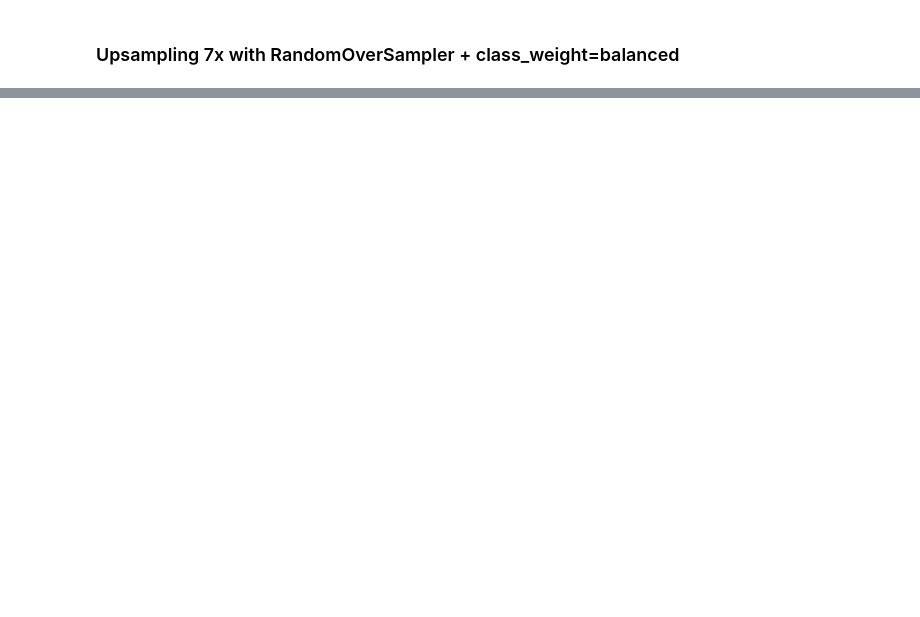
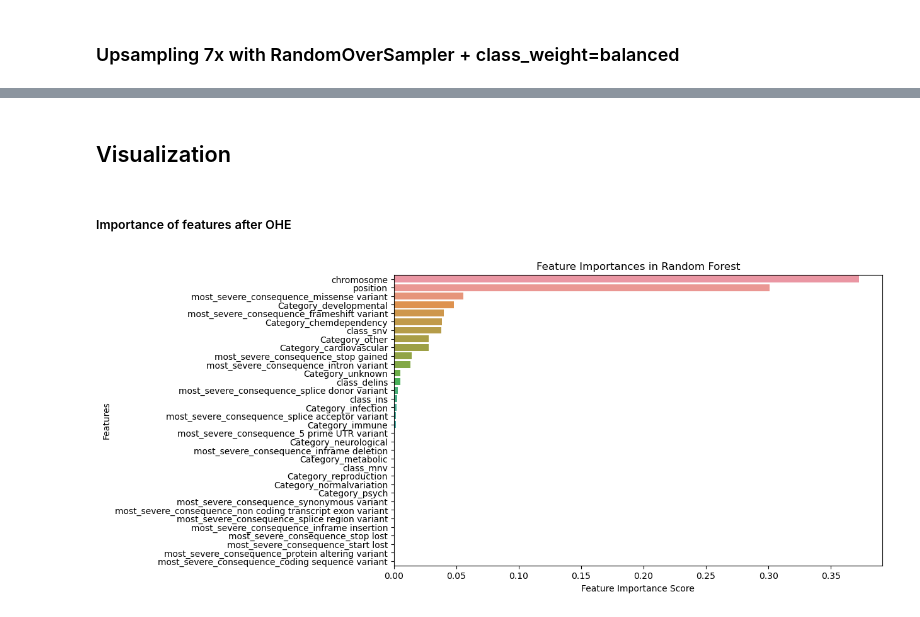
Before and after one commit to TerezaRosier/Prediction-of-Breast-Cancer-Related-Genes-Proteins-Using-Machine-Learning, a Jupyter notebook: Random Forest - Final.ipynb, the cells around one changed output, grey strips where cells are left out. Drawn from its saved outputs; the diff is of its cells as text; code cells hidden in the pictures; blank space fills up the shorter version.

```diff
--- a/Random Forest - Final.ipynb
+++ b/Random Forest - Final.ipynb
@@ -380,0 +480,17 @@ weighted avg       0.95      0.95      0.95    166167
+# %% [markdown]
+## Visualization
+# %% [markdown]
+##### Importance of features after OHE
+# %%
+# Visualizing feature importance
+feature_importances = pd.Series(rf_model.feature_importances_, index=X_train_final.columns)
+feature_importances = feature_importances.sort_values(ascending=False)
+
+plt.figure(figsize=(10, 6))
+sns.barplot(x=feature_importances, y=feature_importances.index)
+plt.title('Feature Importances in Random Forest')
+plt.xlabel('Feature Importance Score')
+plt.ylabel('Features')
+plt.show()
+# %% [output]
+[figure, added]
```
Also changed, not shown: parts of 10 cells of this notebook.
